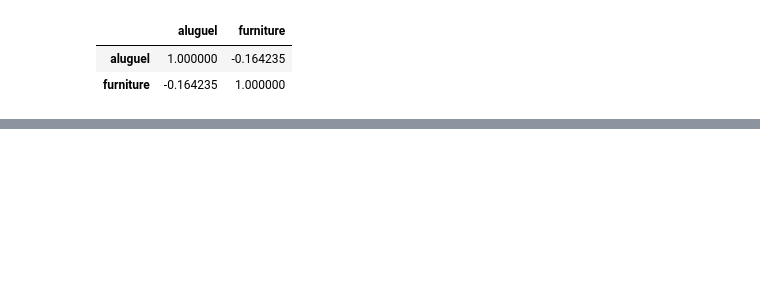
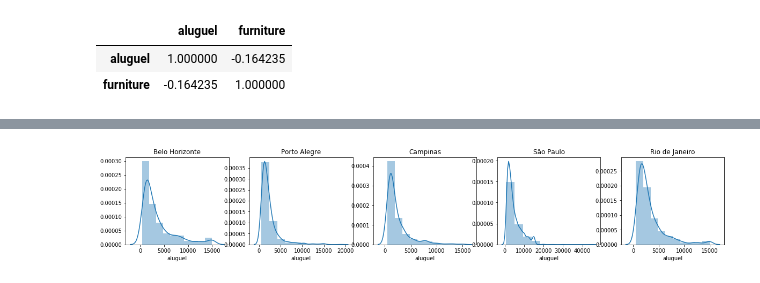
Before and after one commit to leticiacechinel/AceleraDev, a Jupyter notebook: analise_explo.ipynb, the cells around one changed output, grey strips where cells are left out. Drawn from its saved outputs; the diff is of its cells as text; code cells hidden in the pictures; blank space fills up the shorter version.

```diff
--- a/analise_explo.ipynb
+++ b/analise_explo.ipynb
@@ -76,0 +100,12 @@ data[["aluguel","furniture"]].corr()
+# %%
+import matplotlib.pyplot as plt
+
+fig, axes = plt.subplots(1,5, figsize = (20,3))
+data.city = encoders["city"].inverse_transform(data["city"])
+cidades = list(set(data.city))
+for cidade in cidades:
+    indice = cidades.index(cidade)
+    sns.distplot(data.aluguel.loc[data.city == cidade], bins=10, ax=axes[indice])
+    axes[indice].set_title(cidade)
+# %% [output]
+[figure, added]
```
Also changed, not shown: parts of 11 cells of this notebook.
